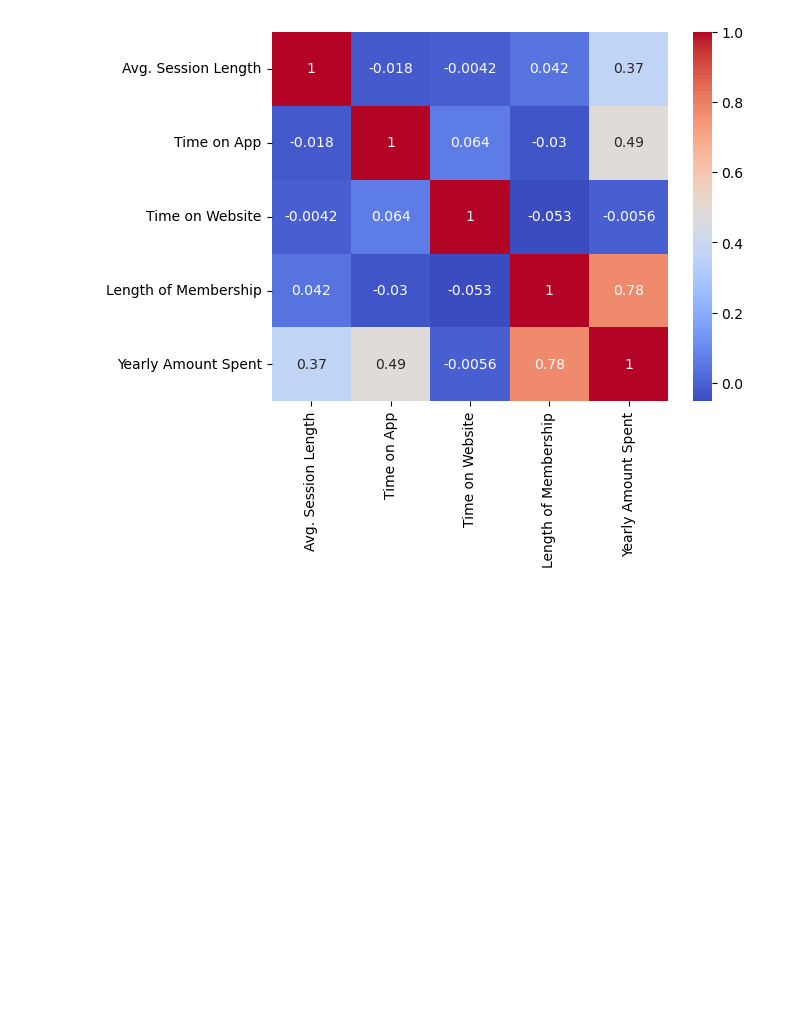
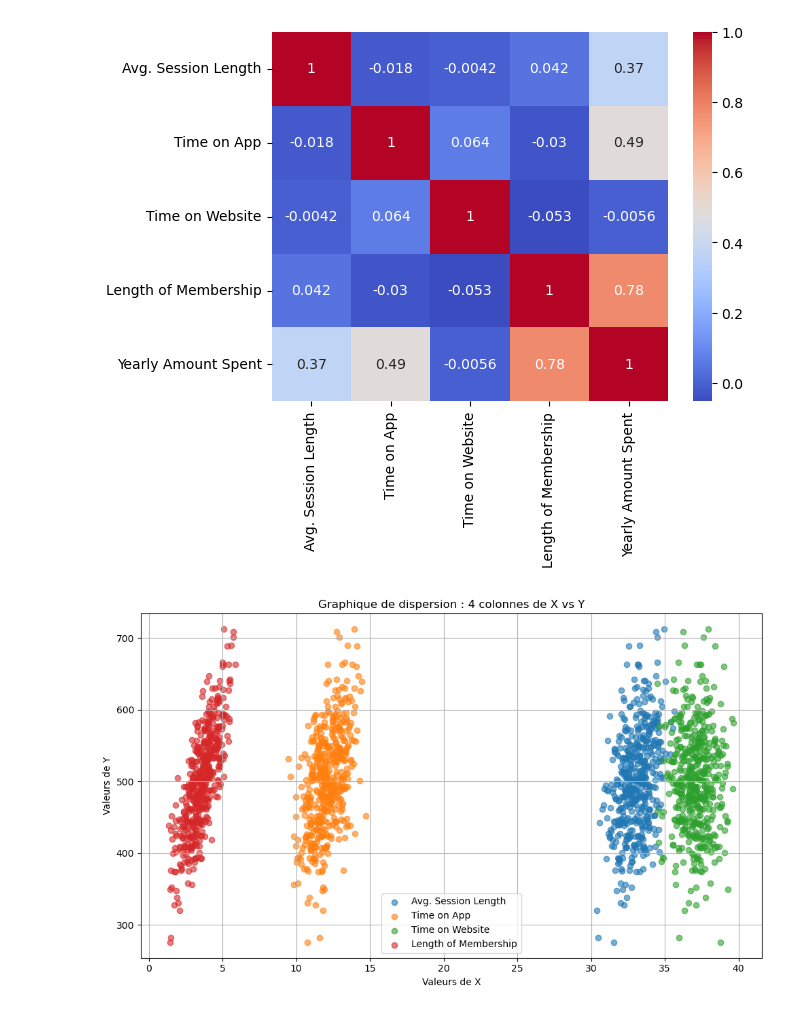
Before and after one commit to julientremont/MachineLearning-X-MAS-DE-5-, a Jupyter notebook: Ecommerce_Customers/TP3.ipynb, the cells around one changed output. Drawn from its saved outputs; the diff is of its cells as text; code cells hidden in the pictures; blank space fills up the shorter version.

```diff
--- a/Ecommerce_Customers/TP3.ipynb
+++ b/Ecommerce_Customers/TP3.ipynb
@@ -81,10 +81,27 @@ plt.show()
 # %% [output]
 [figure]
 # %%
-X = df.drop('Yearly Amount Spent', axis=1)
+from sklearn.model_selection import train_test_split
+
+x = df.drop('Yearly Amount Spent', axis=1)
 y = df['Yearly Amount Spent']
 
-#test size 20% and train size 80%
-from sklearn.model_selection import train_test_split
-from sklearn.metrics import accuracy_score
-X_train, X_test, y_train, y_test = train_test_split(X,y, test_size=0.2,random_state=0)
+x_train, x_test, y_train, y_test = train_test_split(x,y, test_size=0.2,random_state=0)
+# %%
+import matplotlib.pyplot as plt
+
+plt.figure(figsize=(10, 6))
+axes = plt.axes()
+axes.grid()
+
+for col in x.columns:
+    plt.scatter(x[col], y, label=col, alpha=0.6)
+
+plt.xlabel('Valeurs de X')
+plt.ylabel('Valeurs de Y')
+plt.title('Graphique de dispersion : 4 colonnes de X vs Y')
+plt.legend()
+plt.tight_layout()
+plt.show()
+# %% [output]
+[figure, added]
```
Also changed, not shown: parts of 1 cell of this notebook, 1 other file.
